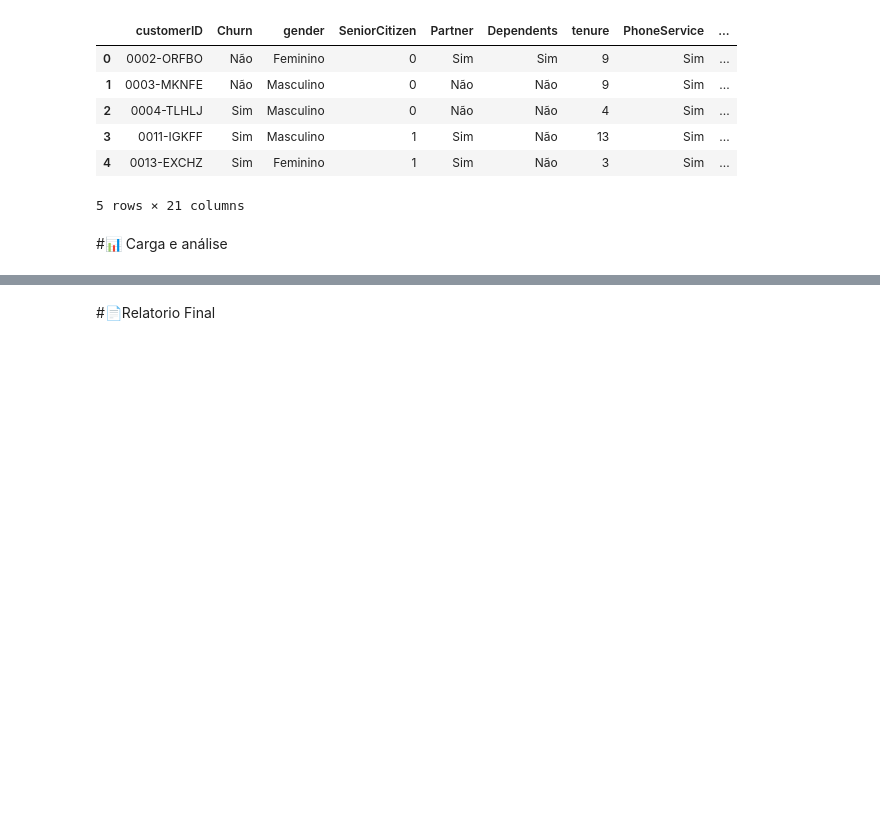
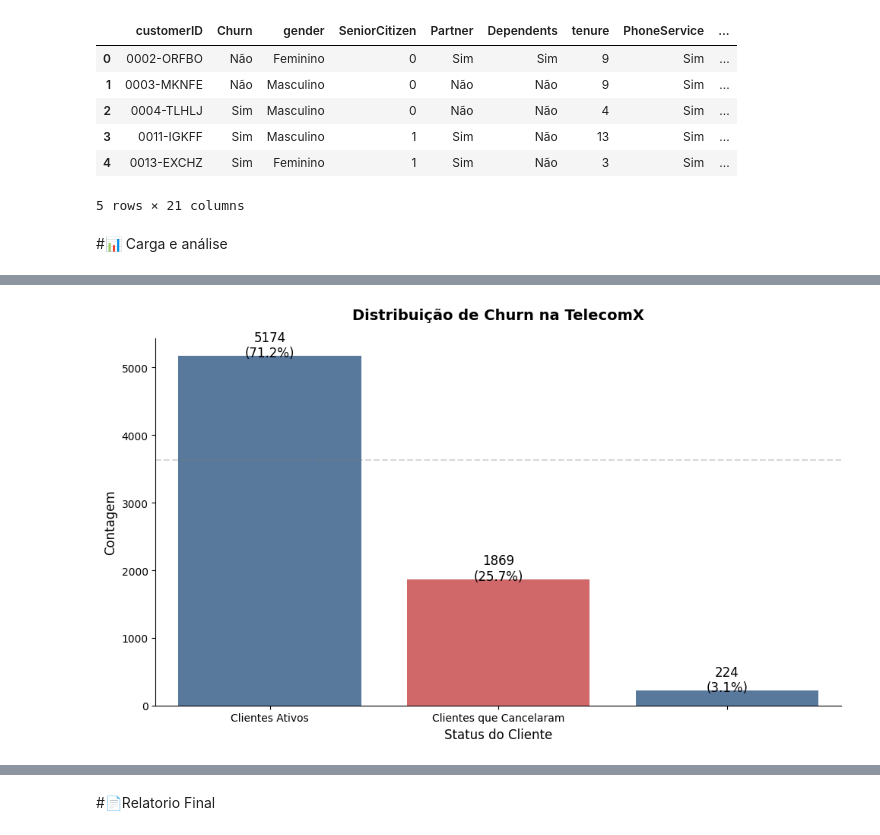
Before and after one commit to Cristina225/AluraStoreBr-4-.ipynb, a Jupyter notebook: TelecomX_BR.ipynb, the cells around one changed output, grey strips where cells are left out. Drawn from its saved outputs; the diff is of its cells as text; code cells hidden in the pictures; blank space fills up the shorter version.

```diff
--- a/TelecomX_BR.ipynb
+++ b/TelecomX_BR.ipynb
@@ -285,0 +286,30 @@ import plotly.express as px
+# %%
+plt.figure(figsize=(10, 6))
+ax = sns.countplot(x='Churn', data=df, palette=['#4e79a7','#e15759'])
+
+sns.despine(top=True, right=True)
+
+plt.title('Distribuição de Churn na TelecomX', fontsize=14, pad=18, fontweight='bold')
+plt.xlabel('Status do Cliente', fontsize=12)
+plt.ylabel('Contagem', fontsize=12)
+
+ax.set_xticklabels(['Clientes Ativos', 'Clientes que Cancelaram'])
+
+total = len(df)
+for p in ax.patches:
+    percentage = f'{100*p.get_height()/total:.1f}%'
+    ax.annotate(f'{int(p.get_height())}\n({percentage})',
+                (p.get_x() + p.get_width()/2., p.get_height()),
+                ha='center', va='center',
+                xytext=(0, 10),
+                textcoords='offset points',
+                fontsize=12)
+
+plt.axhline(y=total/2, color='gray', linestyle='--', alpha=0.3)
+
+warnings.filterwarnings('ignore')
+
+plt.tight_layout()
+plt.show()
+# %% [output]
+[figure, added]
```
Also changed, not shown: parts of 7 cells of this notebook.
